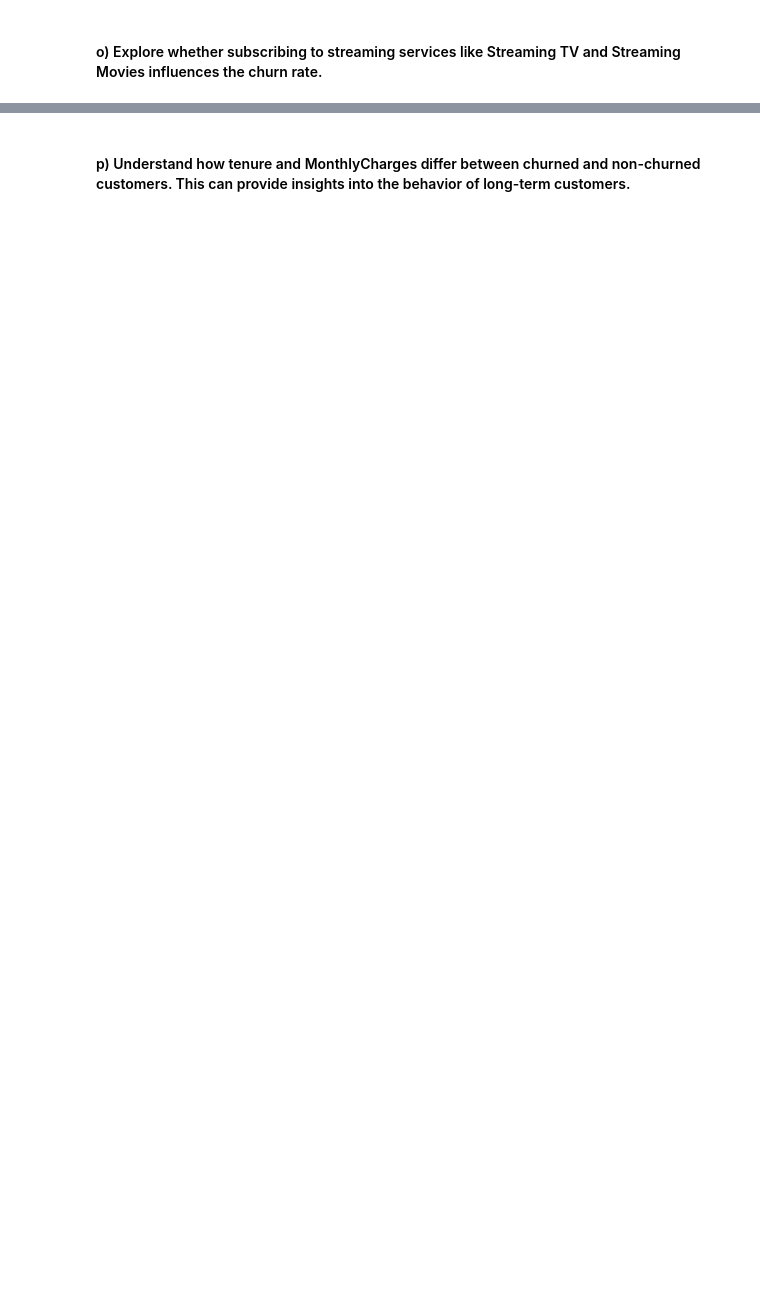
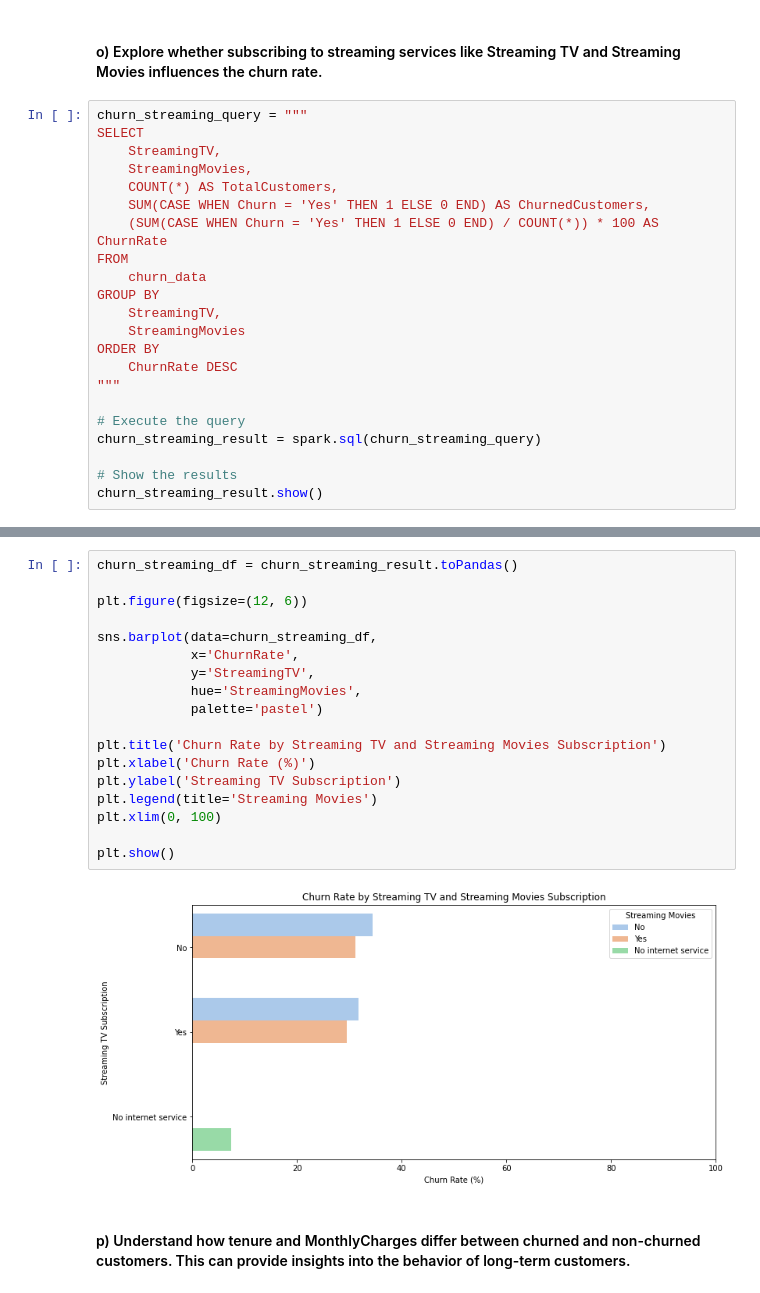
Before and after one commit to vskvj3/UST_Training, a Jupyter notebook: BigData/spark/Spark Workshop/Assignment 8 - Spark SQL.ipynb, the cells around one changed output, grey strips where cells are left out. Drawn from its saved outputs; the diff is of its cells as text; blank space fills up the shorter version.

```diff
--- a/BigData/spark/Spark Workshop/Assignment 8 - Spark SQL.ipynb
+++ b/BigData/spark/Spark Workshop/Assignment 8 - Spark SQL.ipynb
@@ -599,2 +703,24 @@ churn_rate_no_phone_grouped_df.show()
 # %% [markdown]
 #### o) Explore whether subscribing to streaming services like Streaming TV and Streaming Movies influences the churn rate.
+# %%
+churn_streaming_query = """
+SELECT
+    StreamingTV,
+    StreamingMovies,
+    COUNT(*) AS TotalCustomers,
+    SUM(CASE WHEN Churn = 'Yes' THEN 1 ELSE 0 END) AS ChurnedCustomers,
+    (SUM(CASE WHEN Churn = 'Yes' THEN 1 ELSE 0 END) / COUNT(*)) * 100 AS ChurnRate
+FROM
+    churn_data
+GROUP BY
+    StreamingTV,
+    StreamingMovies
+ORDER BY
+    ChurnRate DESC
+"""
+
+# Execute the query
+churn_streaming_result = spark.sql(churn_streaming_query)
+
+# Show the results
+churn_streaming_result.show()
@@ -601,2 +737,22 @@ churn_rate_no_phone_grouped_df.show()
+# %%
+churn_streaming_df = churn_streaming_result.toPandas()
+
+plt.figure(figsize=(12, 6))
+
+sns.barplot(data=churn_streaming_df,
+            x='ChurnRate',
+            y='StreamingTV',
+            hue='StreamingMovies',
+            palette='pastel')
+
+plt.title('Churn Rate by Streaming TV and Streaming Movies Subscription')
+plt.xlabel('Churn Rate (%)')
+plt.ylabel('Streaming TV Subscription')
+plt.legend(title='Streaming Movies')
+plt.xlim(0, 100)
+
+plt.show()
+# %% [output]
+[figure, added]
 # %% [markdown]
 #### p) Understand how tenure and MonthlyCharges differ between churned and non-churned customers. This can provide insights into the behavior of long-term customers.
```
Also changed, not shown: parts of 19 cells of this notebook.
